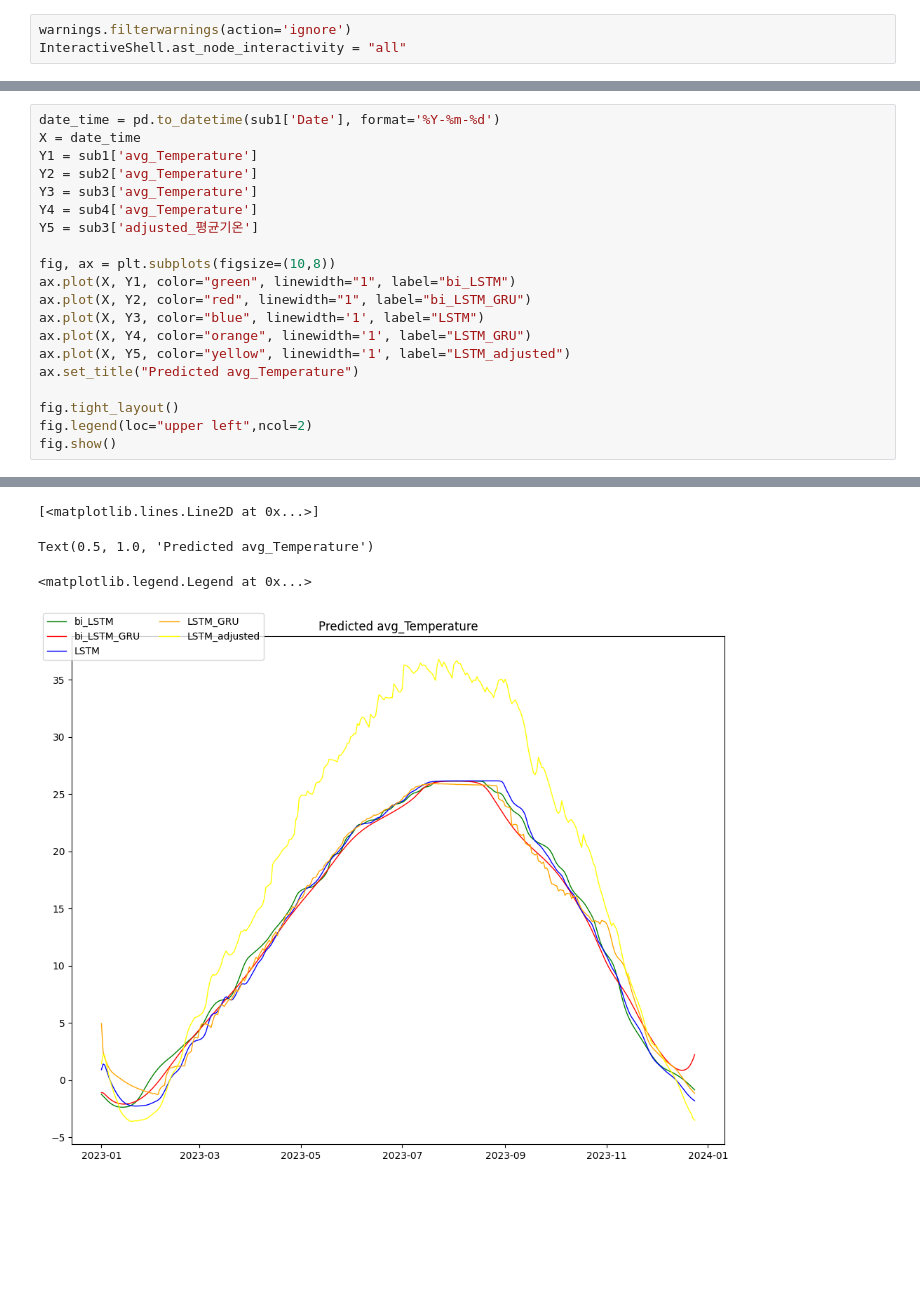
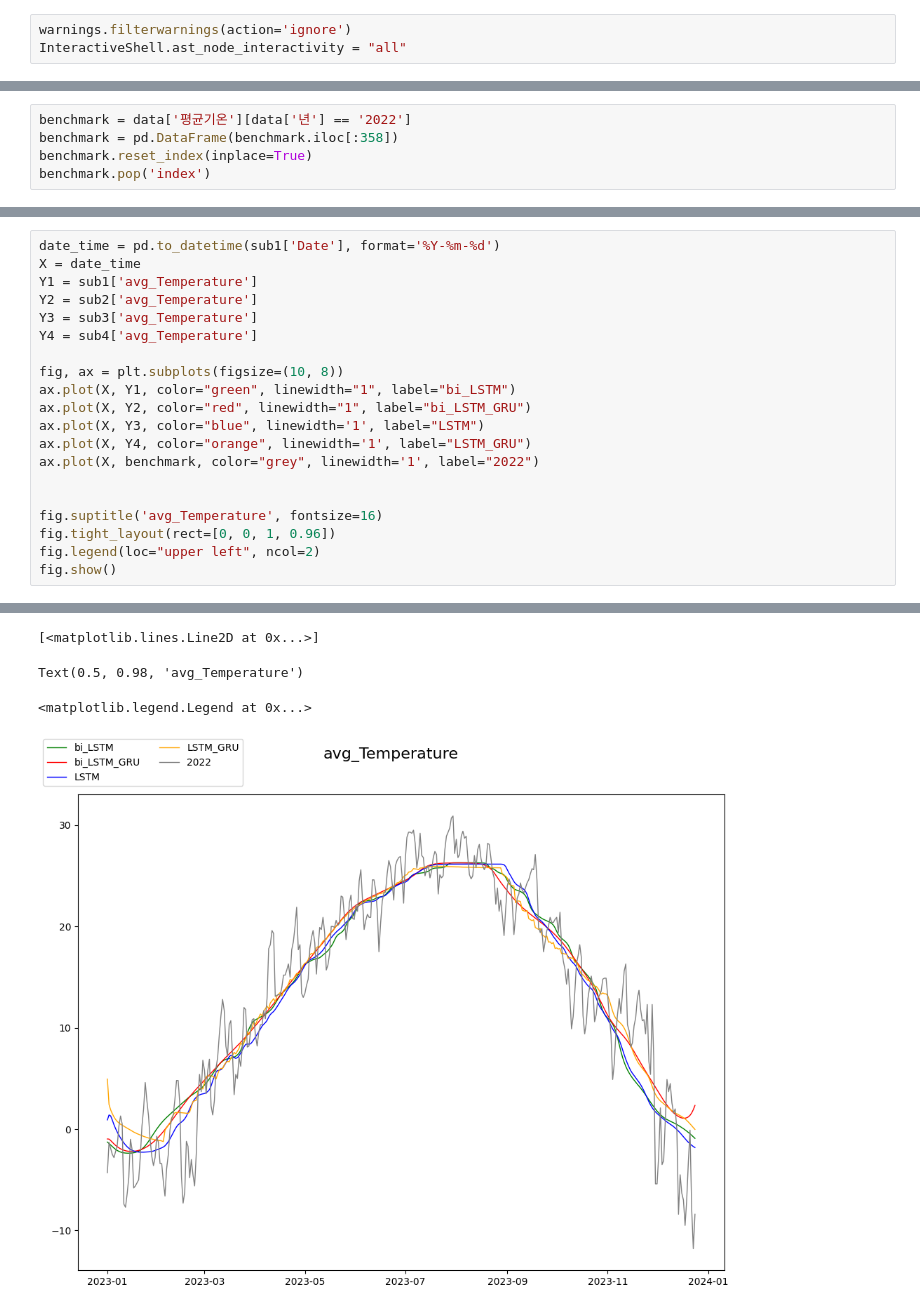
Before and after one commit to kimjuhwan1234/Bigdata_Analysis, a Jupyter notebook: Codes/EDA.ipynb, the cells around one changed output, grey strips where cells are left out. Saved outputs shown, nothing was run; the diff lists cells and outputs as text; blank space fills up the shorter version.

```diff
--- a/Codes/EDA.ipynb
+++ b/Codes/EDA.ipynb
@@ -20,0 +19,5 @@ benchmark=benchmark.iloc[:358]
+# %%
+benchmark = data['평균기온'][data['년'] == '2022']
+benchmark = pd.DataFrame(benchmark.iloc[:358])
+benchmark.reset_index(inplace=True)
+benchmark.pop('index')
@@ -27,29 +67,29 @@ sub5 = pd.read_csv('../Files/seq2seq.csv')
 # %%
 date_time = pd.to_datetime(sub1['Date'], format='%Y-%m-%d')
 X = date_time
 Y1 = sub1['avg_Temperature']
 Y2 = sub2['avg_Temperature']
 Y3 = sub3['avg_Temperature']
 Y4 = sub4['avg_Temperature']
-Y5 = sub3['adjusted_평균기온']
 
-fig, ax = plt.subplots(figsize=(10,8))
+fig, ax = plt.subplots(figsize=(10, 8))
 ax.plot(X, Y1, color="green", linewidth="1", label="bi_LSTM")
 ax.plot(X, Y2, color="red", linewidth="1", label="bi_LSTM_GRU")
 ax.plot(X, Y3, color="blue", linewidth='1', label="LSTM")
 ax.plot(X, Y4, color="orange", linewidth='1', label="LSTM_GRU")
-ax.plot(X, Y5, color="yellow", linewidth='1', label="LSTM_adjusted")
-ax.set_title("Predicted avg_Temperature")
+ax.plot(X, benchmark, color="grey", linewidth='1', label="2022")
 
-fig.tight_layout()
-fig.legend(loc="upper left",ncol=2)
+
+fig.suptitle('avg_Temperature', fontsize=16)
+fig.tight_layout(rect=[0, 0, 1, 0.96])
+fig.legend(loc="upper left", ncol=2)
 fig.show()
 # %% [output]
 [<matplotlib.lines.Line2D at 0x...>]
 [<matplotlib.lines.Line2D at 0x...>]
 [<matplotlib.lines.Line2D at 0x...>]
 [<matplotlib.lines.Line2D at 0x...>]
 [<matplotlib.lines.Line2D at 0x...>]
-Text(0.5, 1.0, 'Predicted avg_Temperature')
+Text(0.5, 0.98, 'avg_Temperature')
 <matplotlib.legend.Legend at 0x...>
-[figure, old version]
+[figure, new version]
```
Also changed, not shown: parts of 9 cells of this notebook, 9 other files.
